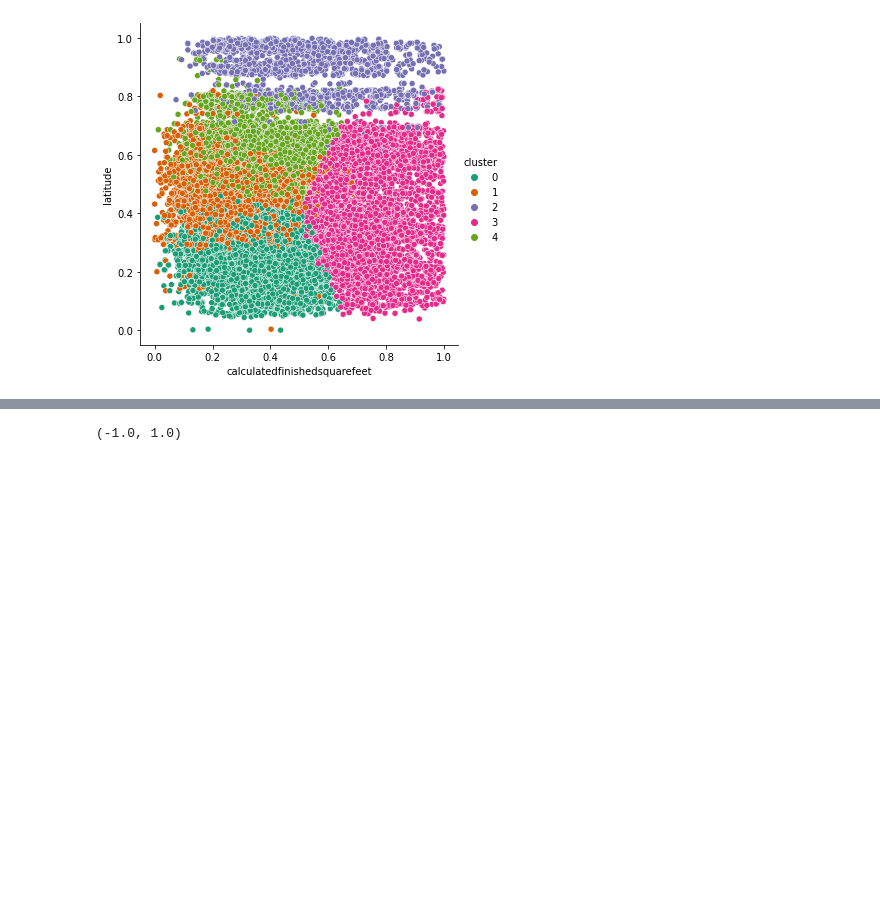
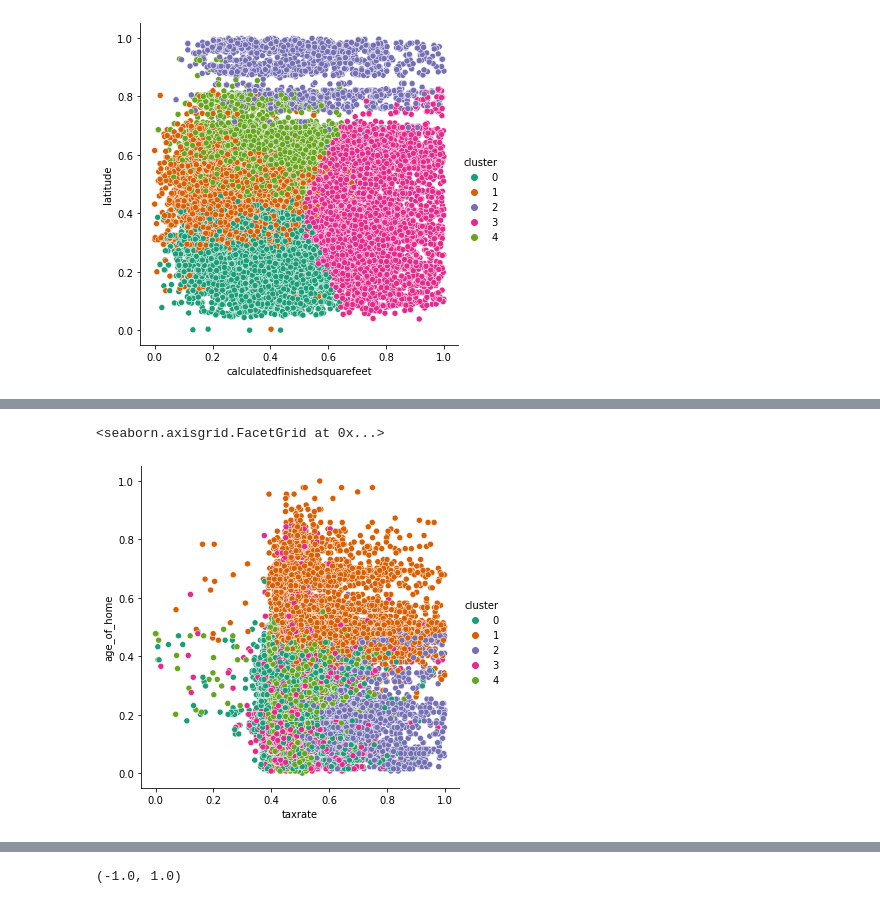
Before and after one commit to davidb-and-john/clustering-project, a Jupyter notebook: final_cluster_model.ipynb, the cells around one changed output, grey strips where cells are left out. Cells and saved outputs as stored; diff of their text form; code cells hidden in the pictures; blank space fills up the shorter version.

```diff
--- a/final_cluster_model.ipynb
+++ b/final_cluster_model.ipynb
@@ -291,0 +297,5 @@ sns.relplot(data=train_scaled, x='calculatedfinishedsquarefeet', y='latitude', h
+# %%
+sns.relplot(data=train_scaled, x='taxrate', y='age_of_home', hue='cluster', palette= 'Dark2')
+# %% [output]
+<seaborn.axisgrid.FacetGrid at 0x...>
+[figure, added]
```
Also changed, not shown: parts of 26 cells of this notebook.
